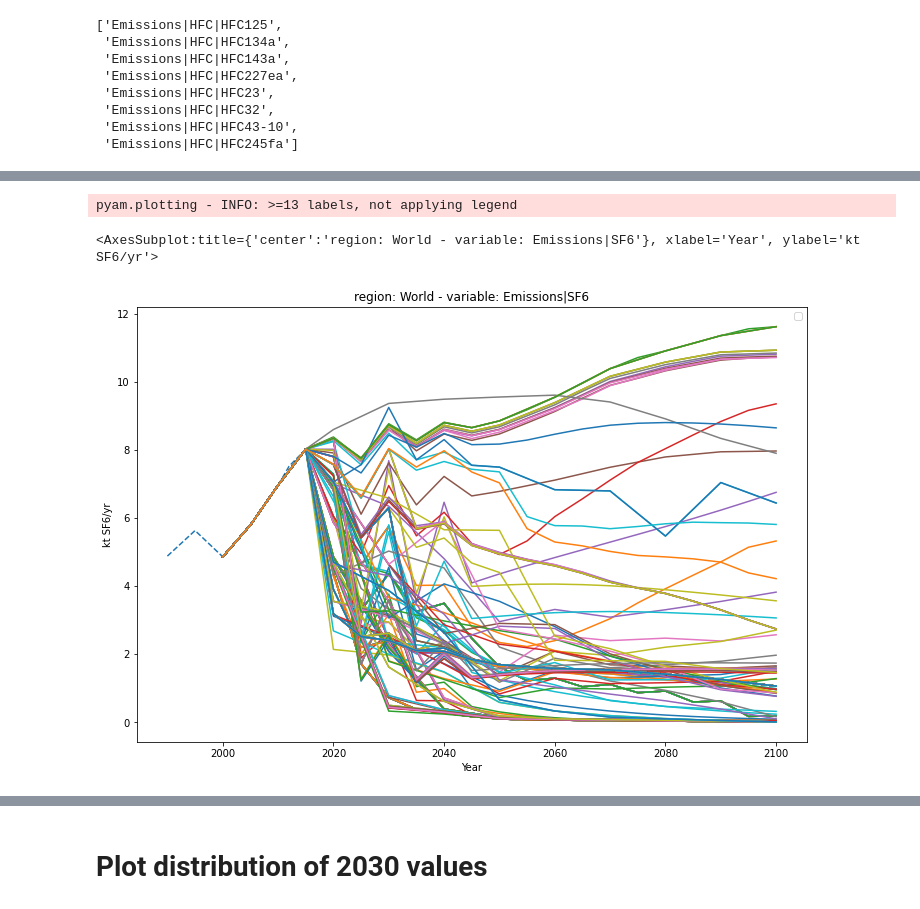
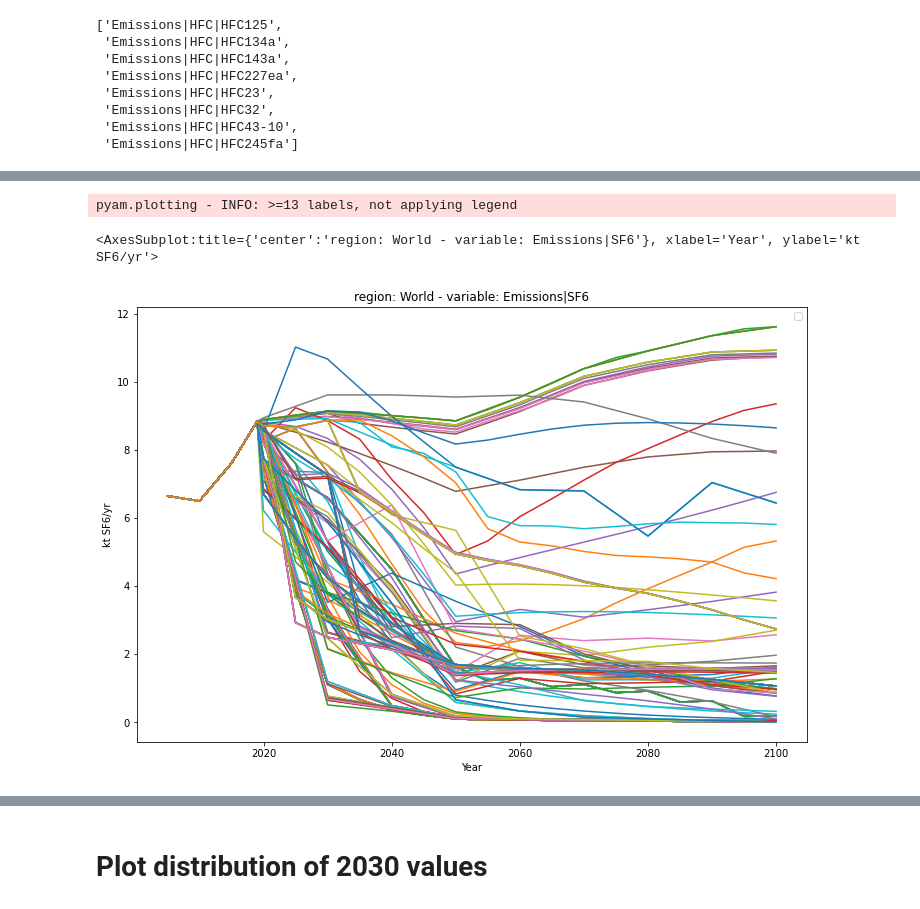
Before and after one commit to Rlamboll/Emissions_Gap, a Jupyter notebook: notebooks/02_harmonise.ipynb, the cells around one changed output, grey strips where cells are left out. Cells and saved outputs as stored; diff of their text form; code cells hidden in the pictures.

```diff
--- a/notebooks/02_harmonise.ipynb
+++ b/notebooks/02_harmonise.ipynb
@@ -209,12 +501,17 @@ harm_year_raw = [y for y in raw_data.year if y < unity_year]
 harm_sing = []
 for harm_var in [variable]:
     if not histall.filter(region="World", variable=harm_var).empty:
+        if harm_var != co2afolu:
+            use_offset_method = False
+        else:
+            use_offset_method = True
         harm_sing.append(
             harmonize(
                 raw_data.filter(variable=harm_var, region="World"),
                 harm_var,
                 histall.filter(variable=harm_var, region="World"),
-                harm_year_raw
+                start_harm_year,
+                offset=use_offset_method
             )
         )
     else:
@@ -263,3 +566,5 @@ assert np.allclose(
+# %%
+histall = pyam.IamDataFrame(histall.data)
 # %%
 figure = plt.figure(figsize=(16, 8))
 ax = plt.subplot(111)
@@ -278,3 +584,5 @@ harm_world = pyam.IamDataFrame(harm_world)
 # %%
 # Since we don't have regional info in this case
 harm_all = harm_world
+# %%
+sr15 = sr15.interpolate(start_harm_year).filter(year=2000, keep=False)
@@ -300,9 +636,13 @@ try:
 except:
     pass
 for harmvariable in harmable_sr15_vars:
+    if harmvariable != co2afolu:
+        use_offset_method = False
+    else:
+        use_offset_method = True
     to_harm = sr15.filter(variable=harmvariable, scenario="SSP*", region="World")
     harmed_sr15_cmpt = harmonize(
-        to_harm, harmvariable, histall.filter(region="World"), [2015, 2020, 2030, 2040, 2050])
+        to_harm, harmvariable, histall.filter(region="World"), start_harm_year, offset=use_offset_method)
     try:
         harmed_sr15 = harmed_sr15.append(harmed_sr15_cmpt)
     except:
@@ -317,7 +657,7 @@ fgas_harmvars = [
 ]
 for harmvariable in fgas_harmvars:
     to_harm = sr15.filter(variable=harmvariable, region="World")
-    harmed_sr15_cmpt = harmonize(to_harm, harmvariable, histall.filter(region="World"), [2015, 2020, 2030, 2040, 2050])
+    harmed_sr15_cmpt = harmonize(to_harm, harmvariable, histall.filter(region="World"), start_harm_year)
     harmed_sr15 = harmed_sr15.append(harmed_sr15_cmpt)
 # And the gases that exist as subcomponents of HFCs are impossible to harmonise and simply appended.
 harmed_sr15 = harmed_sr15.append(sr15.filter(region="World", variable="*|HFC|*"))
@@ -723,12 +998,12 @@ pyam.plotting - INFO: >=13 labels, not applying legend
 # %%
 plt.figure(figsize=(12,8))
-ax = plt.subplot(111)
-histall.filter(variable="*SF6").plot(ax=ax, linestyle="--")
+ax = plt.subplot()
+histall.filter(variable="*SF6", region="World").plot(ax=ax, linestyle="--")
 harmed_sr15.filter(variable="*SF6", region="World").plot(ax=ax)
 # %% [output]
 pyam.plotting - INFO: >=13 labels, not applying legend
 <AxesSubplot:title={'center':'region: World - variable: Emissions|SF6'}, xlabel='Year', ylabel='kt SF6/yr'>
-[figure, old version]
+[figure, new version]
 # %%
 harmed_sr15_regions.filter(model=model, variable=co2afolu).check_aggregate_region(co2afolu)
 # %% [output]
```
Also changed, not shown: parts of 75 cells of this notebook, 3 other files.
